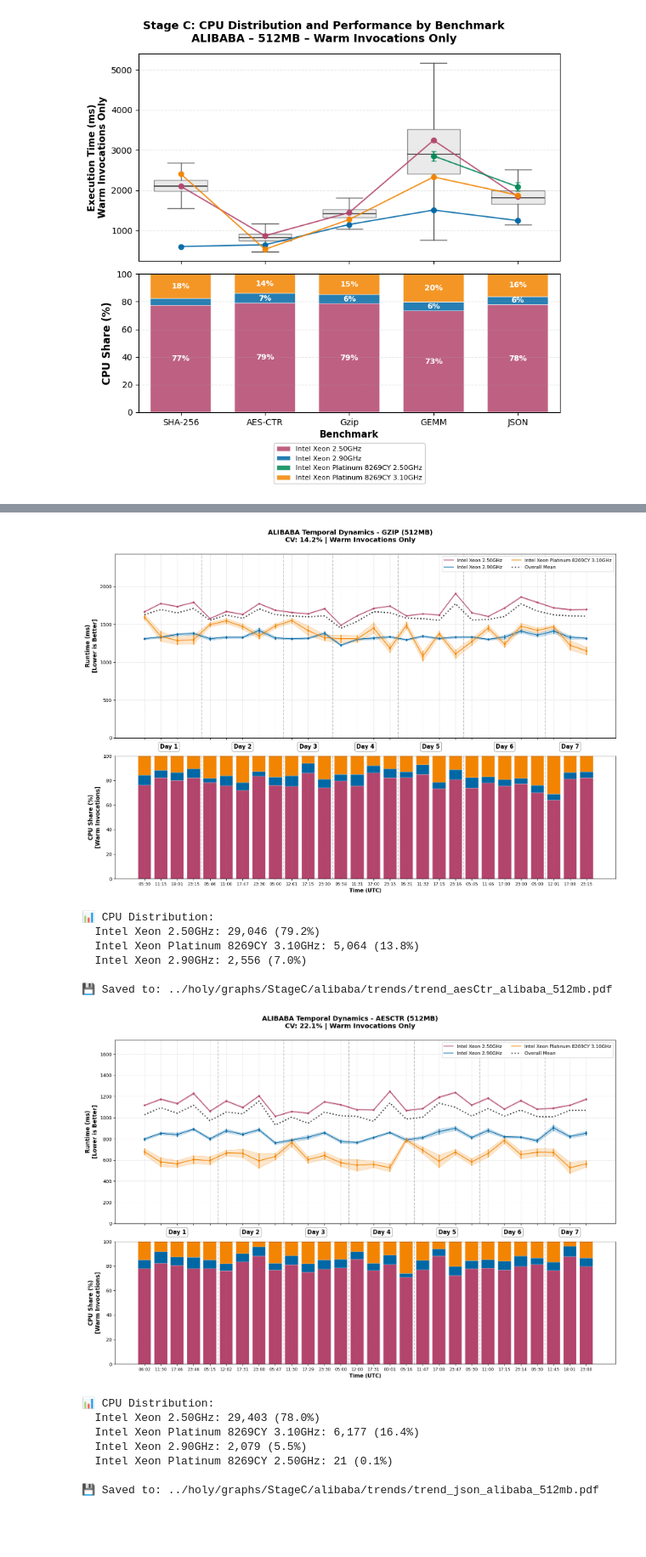
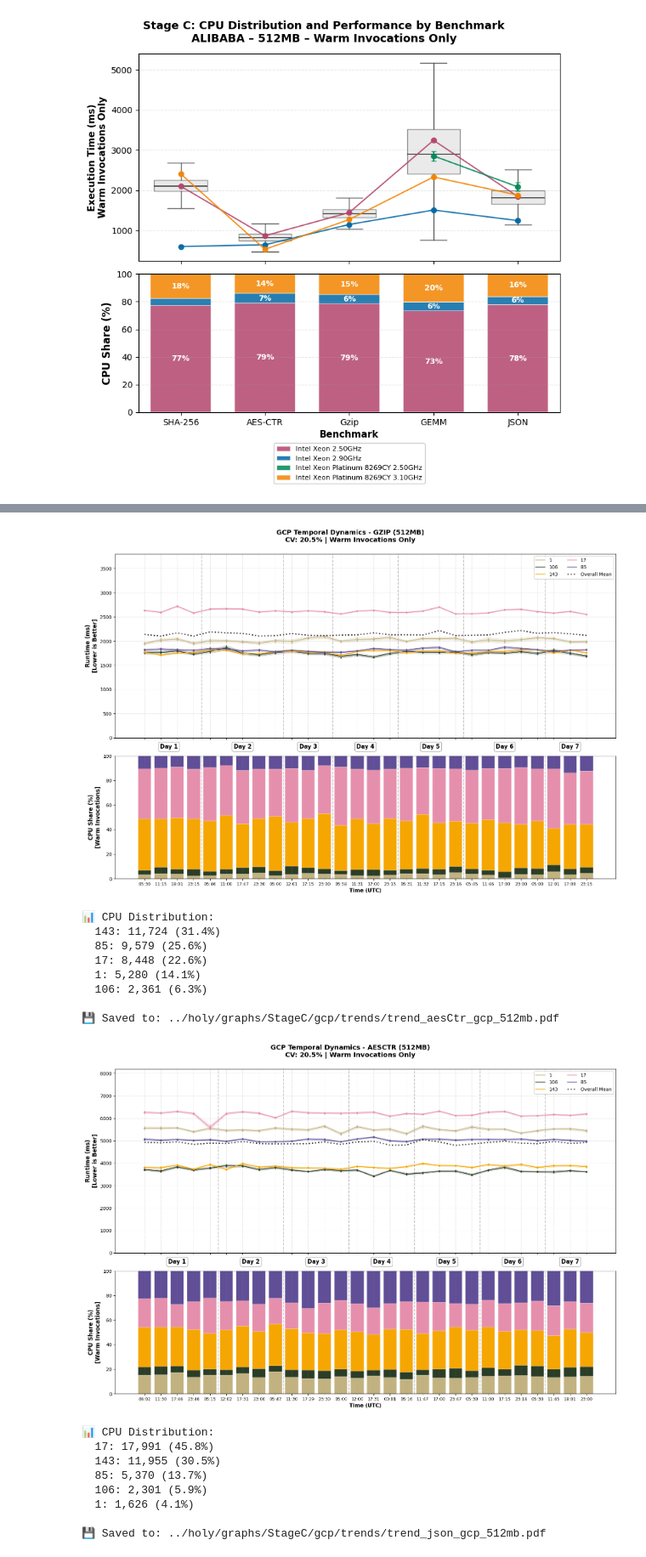
Before and after one commit to Persists/classifaas-results, a Jupyter notebook: stage_c.ipynb, the cells around one changed output, grey strips where cells are left out. Shown at 85% size. Drawn from its saved outputs; the diff is of its cells as text; code cells hidden in the pictures; blank space fills up the shorter version.

```diff
--- a/stage_c.ipynb
+++ b/stage_c.ipynb
@@ -782,19 +912,19 @@ def plot_experiment_trend_robust(df, provider, memory_size=512, benchmark="gemm"
 #                              save_dir="../holy/graphs/StageC")
 
 # Alibaba: Specific time range
-plot_experiment_trend_robust(df, "alibaba", memory_size=512, benchmark="gemm",
+plot_experiment_trend_robust(df, "gcp", memory_size=512, benchmark="gemm",
                              save_dir="../holy/graphs/StageC")
 
-plot_experiment_trend_robust(df, "alibaba", memory_size=512, benchmark="sha256",
+plot_experiment_trend_robust(df, "gcp", memory_size=512, benchmark="sha256",
                              save_dir="../holy/graphs/StageC")
 
-plot_experiment_trend_robust(df, "alibaba", memory_size=512, benchmark="gzip",
+plot_experiment_trend_robust(df, "gcp", memory_size=512, benchmark="gzip",
                              save_dir="../holy/graphs/StageC")
 
-plot_experiment_trend_robust(df, "alibaba", memory_size=512, benchmark="aesCtr",
+plot_experiment_trend_robust(df, "gcp", memory_size=512, benchmark="aesCtr",
                              save_dir="../holy/graphs/StageC")
 
-plot_experiment_trend_robust(df, "alibaba", memory_size=512, benchmark="json",
+plot_experiment_trend_robust(df, "gcp", memory_size=512, benchmark="json",
                              save_dir="../holy/graphs/StageC")
 # %% [output]
 📊 CPU Distribution:
@@ -821,15 +956,18 @@ plot_experiment_trend_robust(df, "alibaba", memory_size=512, benchmark="json",
-[figure, old version]
+[figure, new version]
 📊 CPU Distribution:
-  Intel Xeon 2.50GHz: 29,046 (79.2%)
-  Intel Xeon Platinum 8269CY 3.10GHz: 5,064 (13.8%)
-  Intel Xeon 2.90GHz: 2,556 (7.0%)
+  143: 11,724 (31.4%)
+  85: 9,579 (25.6%)
+  17: 8,448 (22.6%)
+  1: 5,280 (14.1%)
+  106: 2,361 (6.3%)
 
-💾 Saved to: ../holy/graphs/StageC/alibaba/trends/trend_aesCtr_alibaba_512mb.pdf
+💾 Saved to: ../holy/graphs/StageC/gcp/trends/trend_aesCtr_gcp_512mb.pdf
-[figure, old version]
+[figure, new version]
 📊 CPU Distribution:
-  Intel Xeon 2.50GHz: 29,403 (78.0%)
-  Intel Xeon Platinum 8269CY 3.10GHz: 6,177 (16.4%)
-  Intel Xeon 2.90GHz: 2,079 (5.5%)
-  Intel Xeon Platinum 8269CY 2.50GHz: 21 (0.1%)
+  17: 17,991 (45.8%)
+  143: 11,955 (30.5%)
+  85: 5,370 (13.7%)
+  106: 2,301 (5.9%)
+  1: 1,626 (4.1%)
 
-💾 Saved to: ../holy/graphs/StageC/alibaba/trends/trend_json_alibaba_512mb.pdf
+💾 Saved to: ../holy/graphs/StageC/gcp/trends/trend_json_gcp_512mb.pdf
```
Also changed, not shown: parts of 3 cells of this notebook, 4 other files.
